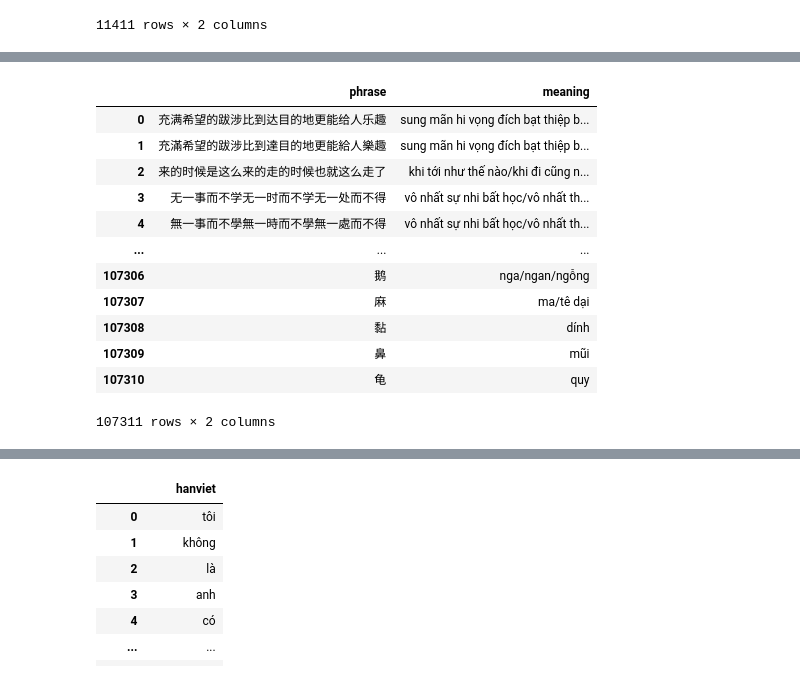
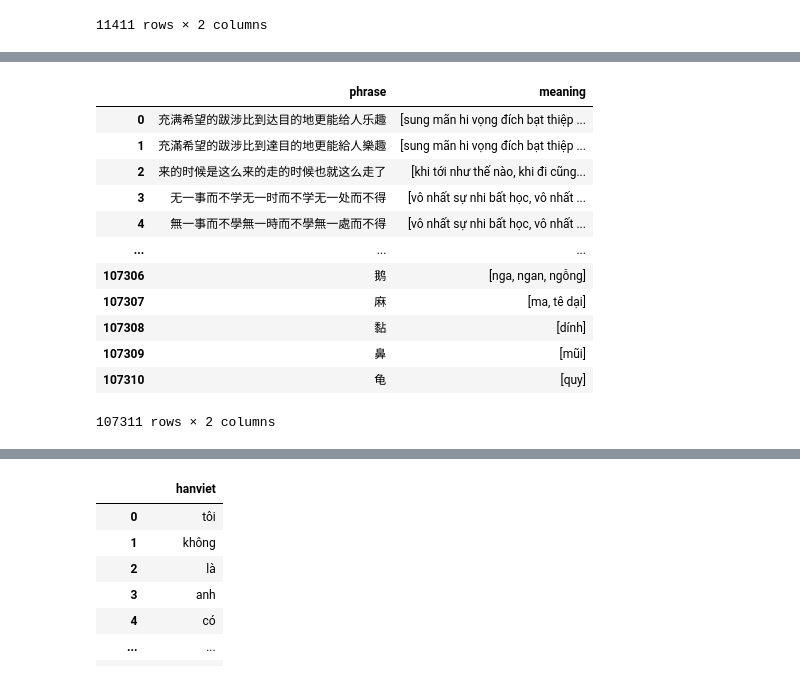
Before and after one commit to ryanphung/chinese-hanviet-cognates, a Jupyter notebook: chinese-hanviet.ipynb, the cells around one changed output, grey strips where cells are left out. Drawn from its saved outputs; the diff is of its cells as text; code cells hidden in the pictures.

```diff
--- a/chinese-hanviet.ipynb
+++ b/chinese-hanviet.ipynb
@@ -274,20 +293,30 @@ df_chinese_words_with_hanviet
 # %%
 # Read a Viet Phrases dictionary
 
-df_vietphrases = pd.read_csv('inputs/vietphrases.txt', sep='=', names=['phrase', 'meaning'])
+df_vietphrases = pd.read_csv(
+    'inputs/vietphrases.txt', sep='=', names=['phrase', 'meaning'],
+    keep_default_na=False, na_values=[''] # this is important to prevent intepreting '难 nan' as NaN (float)
+)
+
+df_vietphrases['meaning'] = df_vietphrases['meaning'].apply(
+    lambda x:
+        list(filter(lambda x:x, x.split('/'))) # remove empties
+        if isinstance(x, str)
+        else []
+)
 df_vietphrases
 # %% [output]
 |  | phrase | meaning |
-| 0 | 充满希望的跋涉比到达目的地更能给人乐趣 | sung mãn hi vọng đích bạt thiệp b... |
-| 1 | 充滿希望的跋涉比到達目的地更能給人樂趣 | sung mãn hi vọng đích bạt thiệp b... |
-| 2 | 来的时候是这么来的走的时候也就这么走了 | khi tới như thế nào/khi đi cũng n... |
-| 3 | 无一事而不学无一时而不学无一处而不得 | vô nhất sự nhi bất học/vô nhất th... |
-| 4 | 無一事而不學無一時而不學無一處而不得 | vô nhất sự nhi bất học/vô nhất th... |
+| 0 | 充满希望的跋涉比到达目的地更能给人乐趣 | [sung mãn hi vọng đích bạt thiệp ... |
+| 1 | 充滿希望的跋涉比到達目的地更能給人樂趣 | [sung mãn hi vọng đích bạt thiệp ... |
+| 2 | 来的时候是这么来的走的时候也就这么走了 | [khi tới như thế nào, khi đi cũng... |
+| 3 | 无一事而不学无一时而不学无一处而不得 | [vô nhất sự nhi bất học, vô nhất ... |
+| 4 | 無一事而不學無一時而不學無一處而不得 | [vô nhất sự nhi bất học, vô nhất ... |
 | ... | ... | ... |
-| 107306 | 鹅 | nga/ngan/ngỗng |
-| 107307 | 麻 | ma/tê dại |
-| 107308 | 黏 | dính |
-| 107309 | 鼻 | mũi |
-| 107310 | 龟 | quy |
+| 107306 | 鹅 | [nga, ngan, ngỗng] |
+| 107307 | 麻 | [ma, tê dại] |
+| 107308 | 黏 | [dính] |
+| 107309 | 鼻 | [mũi] |
+| 107310 | 龟 | [quy] |
 107311 rows × 2 columns
 # %%
```
Also changed, not shown: parts of 22 cells of this notebook, 5 other files.
